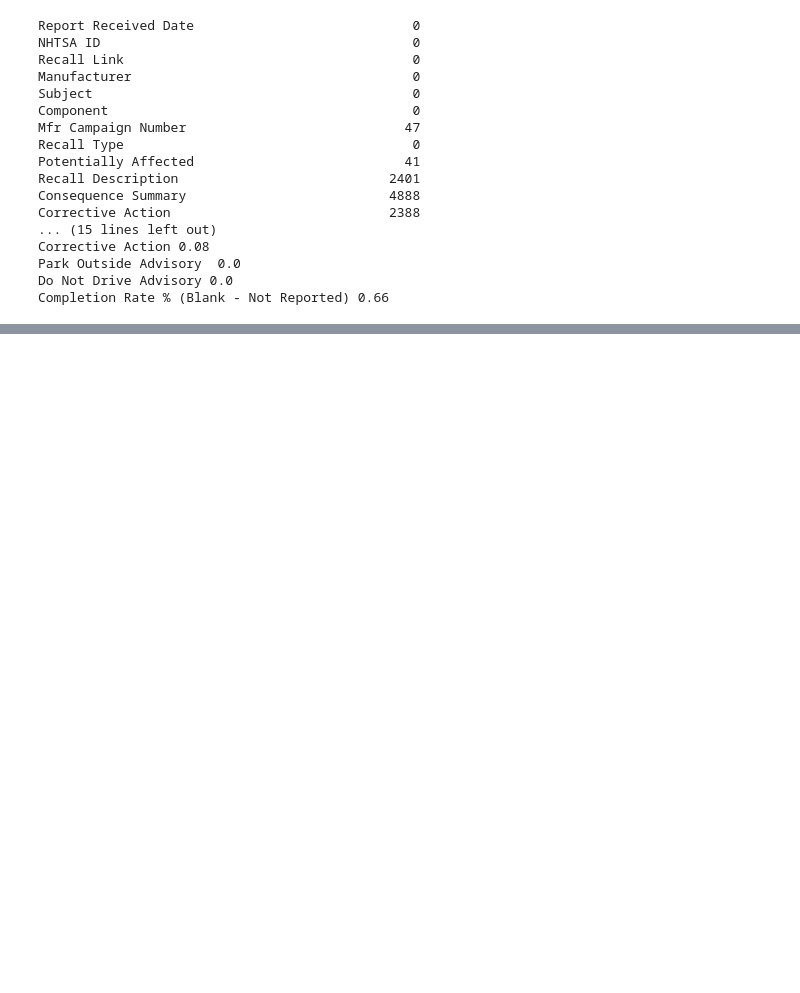
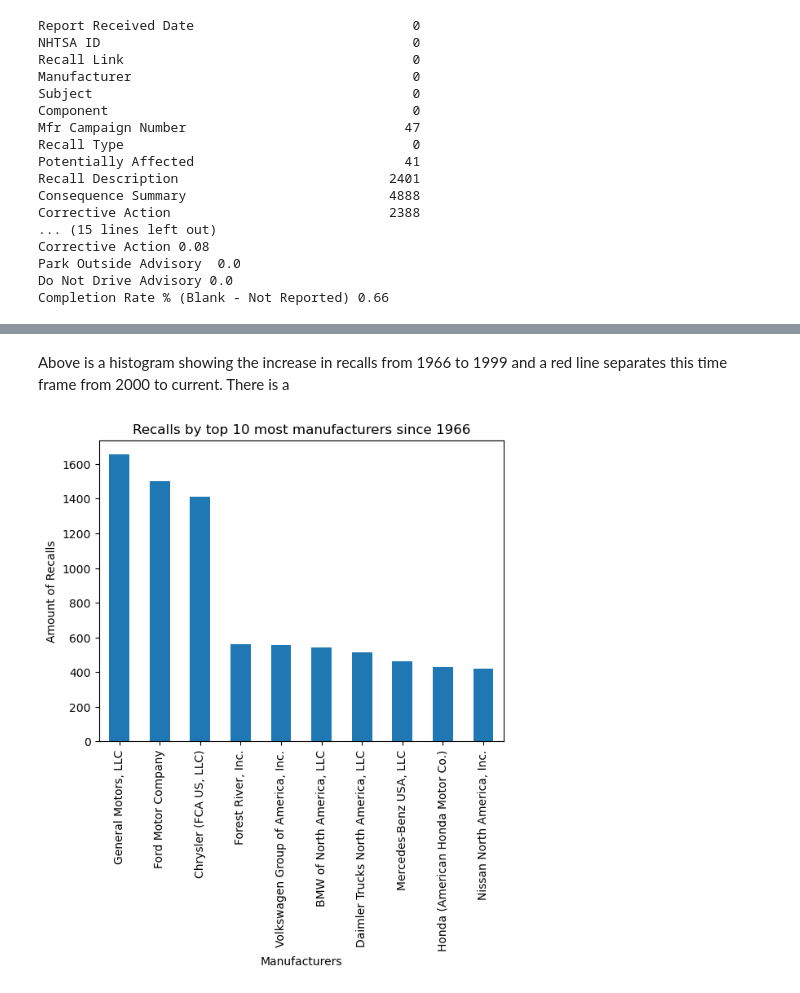
Before and after one commit to PoolyDsXForce/COMP3800_Fall2024, a Jupyter notebook: VincenteWilliams_Project1_COMP3800.ipynb, the cells around one changed output, grey strips where cells are left out. Drawn from its saved outputs; the diff is of its cells as text; code cells hidden in the pictures; blank space fills up the shorter version.

```diff
--- a/VincenteWilliams_Project1_COMP3800.ipynb
+++ b/VincenteWilliams_Project1_COMP3800.ipynb
@@ -213,0 +175,16 @@ ValueError: The truth value of a Series is ambiguous. Use a.empty, a.bool(), a.i
+# %% [markdown]
+Above is a histogram showing the increase in recalls from 1966 to 1999 and a red line separates this time frame from 2000 to current. There is a
+# %%
+#Display a bar graph showing the top 10 manufacturers with the most amount of recalls since 1966
+top_10 = df['Manufacturer'].value_counts().nlargest(10)
+top_10.plot(kind = 'bar')
+
+# Graph Labeling
+plt.title('Recalls by top 10 most manufacturers since 1966')
+plt.xlabel('Manufacturers')
+plt.ylabel('Amount of Recalls')
+plt.xticks(rotation=90)
+
+plt.show()
+# %% [output]
+[figure, added]
```
Also changed, not shown: parts of 21 cells of this notebook, 1 other file.
